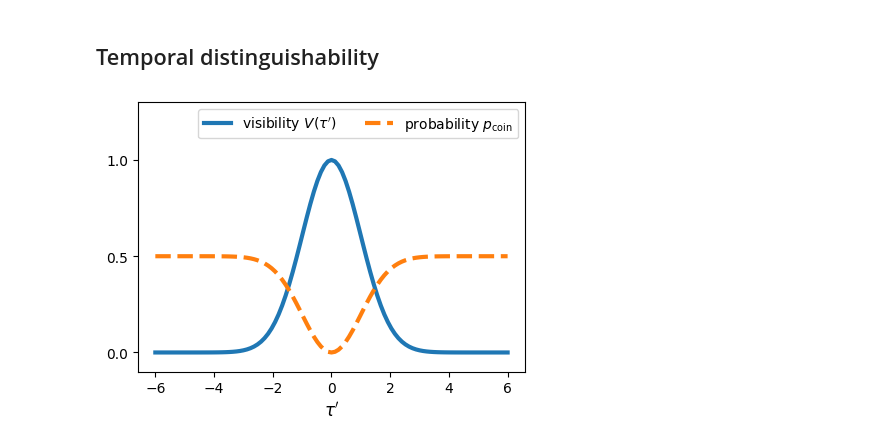
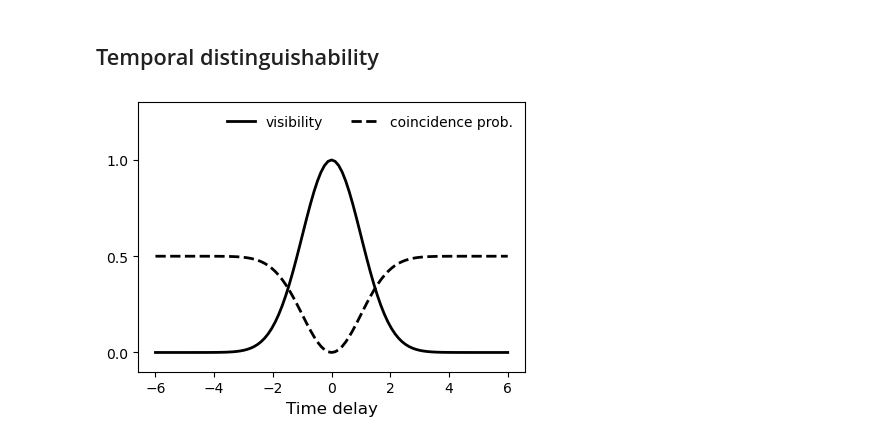
Before and after one commit to moonshot-nagayama-pj/draft-hajdusek-qirg-timing-physics, a Jupyter notebook: Figures-matplotlib/visibility.ipynb, the cells around one changed output. Cells and saved outputs as stored; diff of their text form; code cells hidden in the pictures.

```diff
--- a/Figures-matplotlib/visibility.ipynb
+++ b/Figures-matplotlib/visibility.ipynb
@@ -73,16 +73,16 @@ visibility = np.exp(-0.5 * time_diff**2)
 # %%
 fig, ax = plt.subplots(figsize=(5,3.5))
 
-ax.plot(time_diff, visibility, lw=3, label=r'visibility $V(\tau^{\prime})$')
-ax.plot(time_diff, coincidence, lw=3, ls='--', label=r'probability $p_{\text{coin}}$')
+ax.plot(time_diff, visibility, lw=2, color='black', label=r'visibility')
+ax.plot(time_diff, coincidence, lw=2, ls='--',color='black', label=r'coincidence prob.')
 
 ax.set_ylim(-0.1,1.3)
-ax.set_xlabel(r'$\tau^{\prime}$', fontsize=12)
+ax.set_xlabel(r'Time delay', fontsize=12)
 ax.set_yticks([0, 0.5, 1.0])
 ax.set_yticklabels(['0.0', '0.5', '1.0'], fontsize=10)
-ax.legend(ncols=2, fontsize=10)
+ax.legend(ncols=2, frameon=False, fontsize=10)
 
-plt.savefig('visibility_temporal.png', transparent=True, bbox_inches='tight')
+plt.savefig('visibility-temporal.svg', transparent=True, bbox_inches='tight')
 plt.show()
 # %% [output]
-[figure, old version]
+[figure, new version]
```
Also changed, not shown: parts of 2 cells of this notebook, 2 other files.
